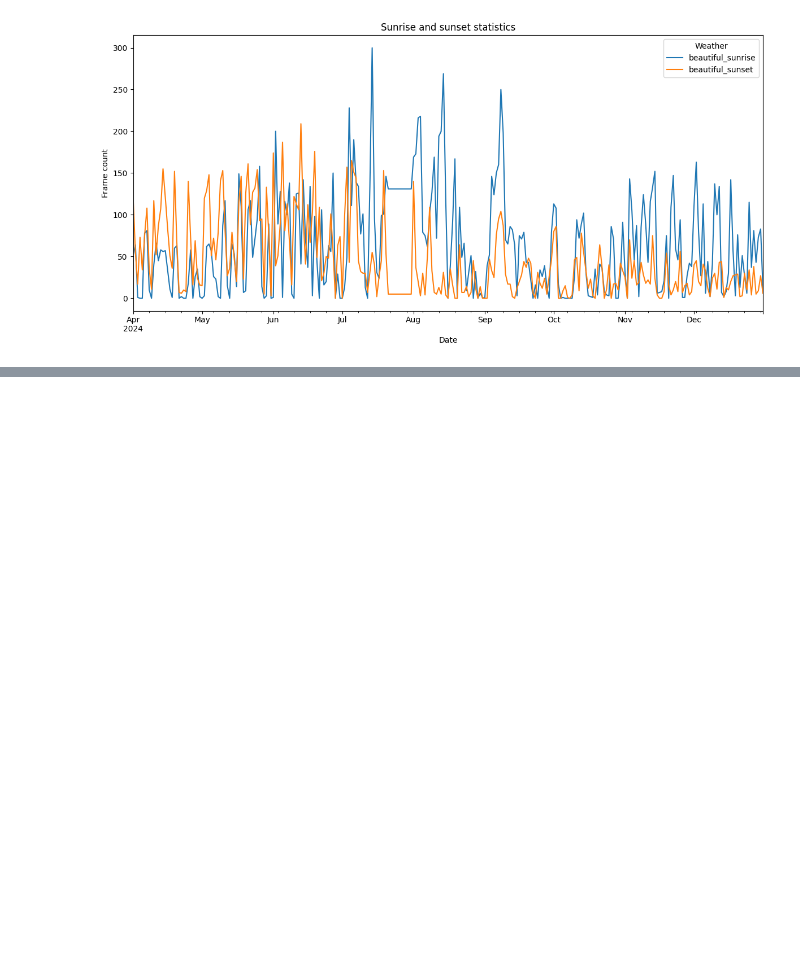
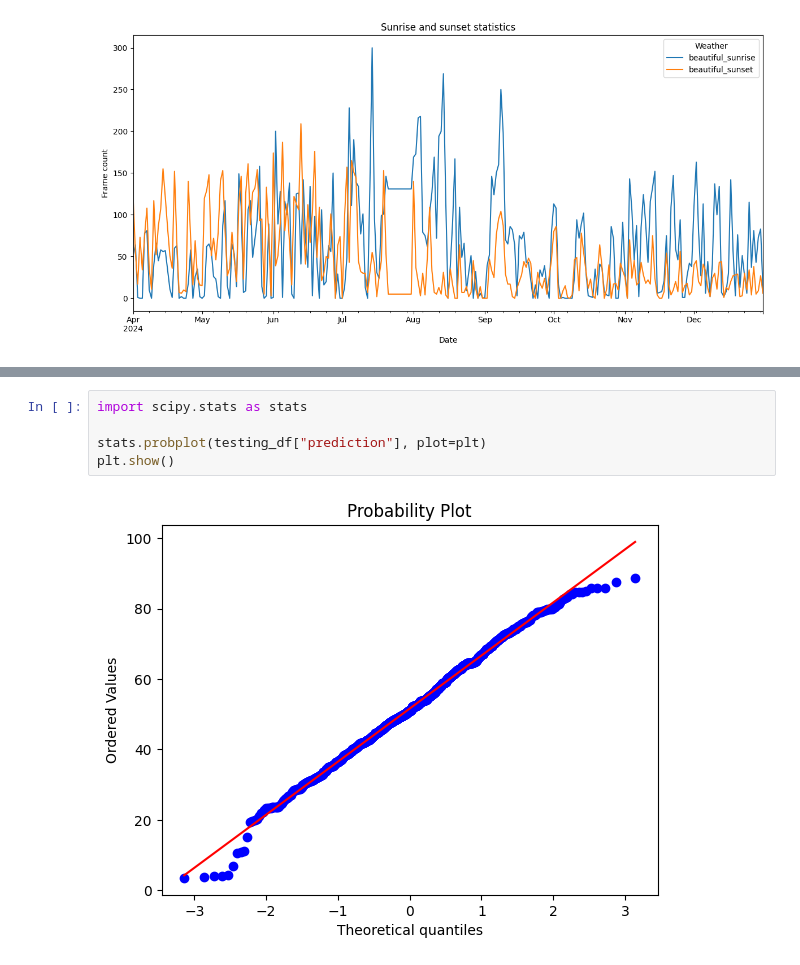
Before and after one commit to Vikaheimo/oit-dataset, a Jupyter notebook: src/data-analysis.ipynb, the cells around one changed output, grey strips where cells are left out. Saved outputs shown, nothing was run; the diff lists cells and outputs as text; blank space fills up the shorter version.

```diff
--- a/src/data-analysis.ipynb
+++ b/src/data-analysis.ipynb
@@ -305,0 +396,7 @@ dtype: int64
+# %%
+import scipy.stats as stats
+
+stats.probplot(testing_df["prediction"], plot=plt)
+plt.show()
+# %% [output]
+[figure, added]
```
Also changed, not shown: parts of 12 cells of this notebook, 2 other files.
